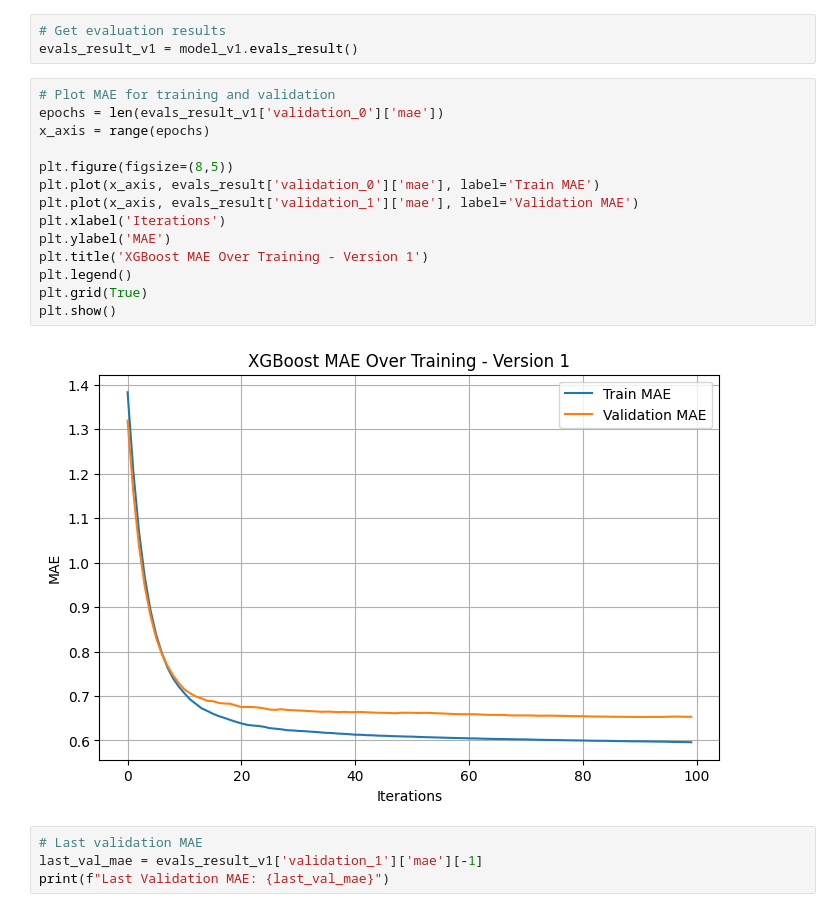
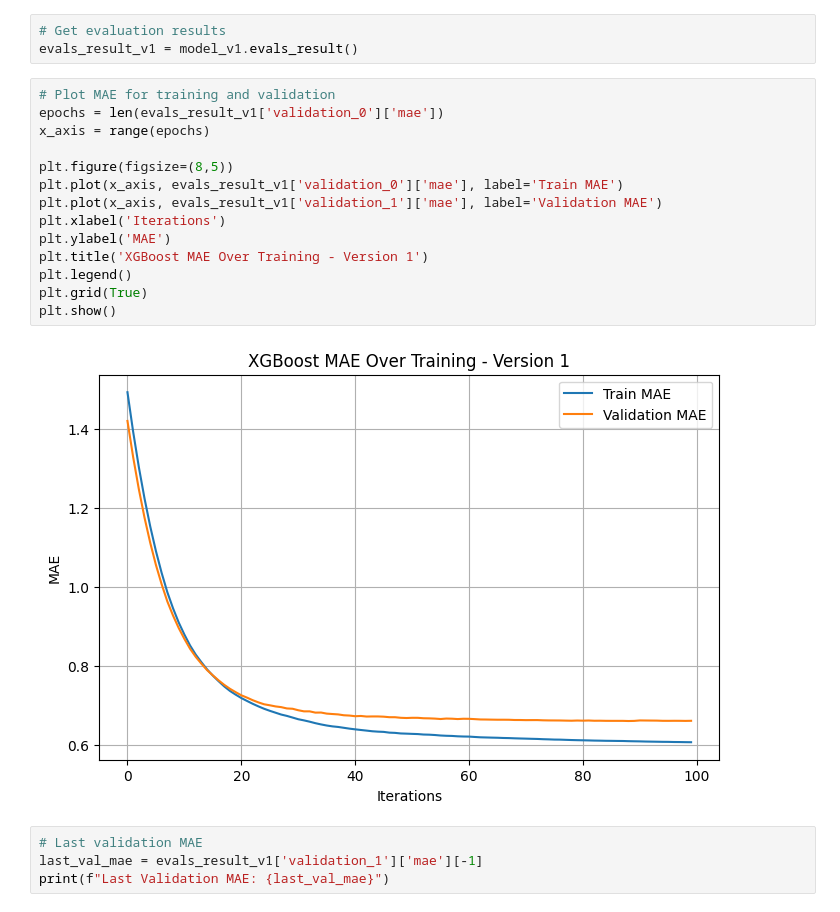
Before and after one commit to telmacarvalho/cases, a Jupyter notebook: case_bees.ipynb, the cells around one changed output. Cells and saved outputs as stored; diff of their text form.

```diff
--- a/case_bees.ipynb
+++ b/case_bees.ipynb
@@ -1655,19 +1655,19 @@ evals_result_v1 = model_v1.evals_result()
 # %%
 # Plot MAE for training and validation
 epochs = len(evals_result_v1['validation_0']['mae'])
 x_axis = range(epochs)
 
 plt.figure(figsize=(8,5))
-plt.plot(x_axis, evals_result['validation_0']['mae'], label='Train MAE')
-plt.plot(x_axis, evals_result['validation_1']['mae'], label='Validation MAE')
+plt.plot(x_axis, evals_result_v1['validation_0']['mae'], label='Train MAE')
+plt.plot(x_axis, evals_result_v1['validation_1']['mae'], label='Validation MAE')
 plt.xlabel('Iterations')
 plt.ylabel('MAE')
 plt.title('XGBoost MAE Over Training - Version 1')
 plt.legend()
 plt.grid(True)
 plt.show()
 # %% [output]
-[figure, old version]
+[figure, new version]
 # %%
 # Last validation MAE
 last_val_mae = evals_result_v1['validation_1']['mae'][-1]
```
Also changed, not shown: parts of 2 cells of this notebook.
